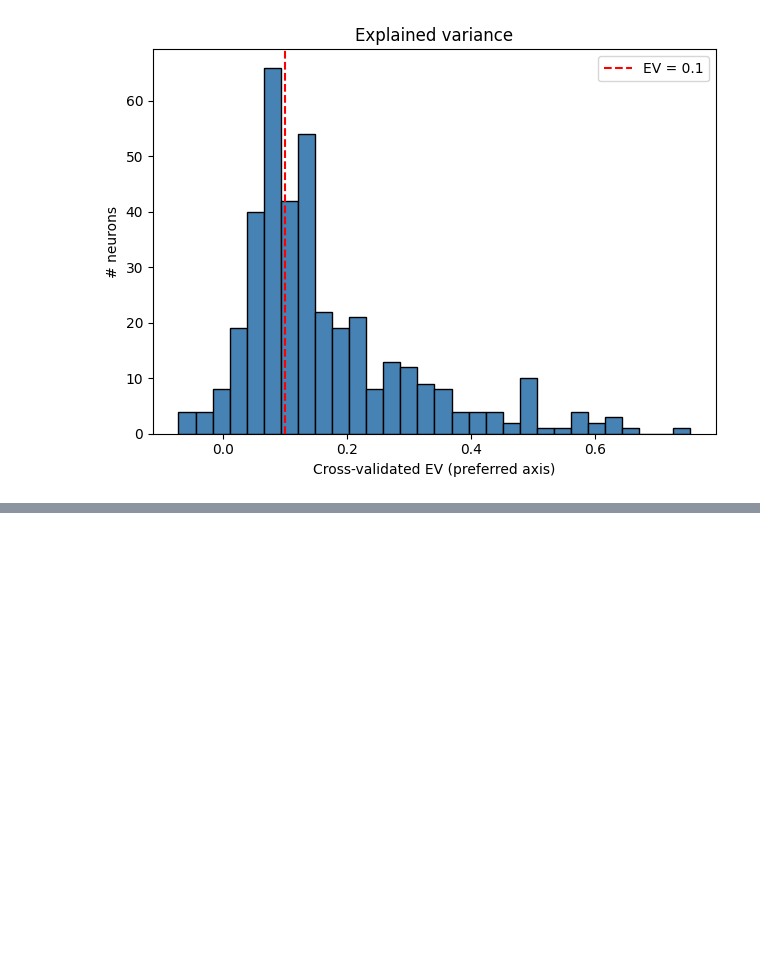
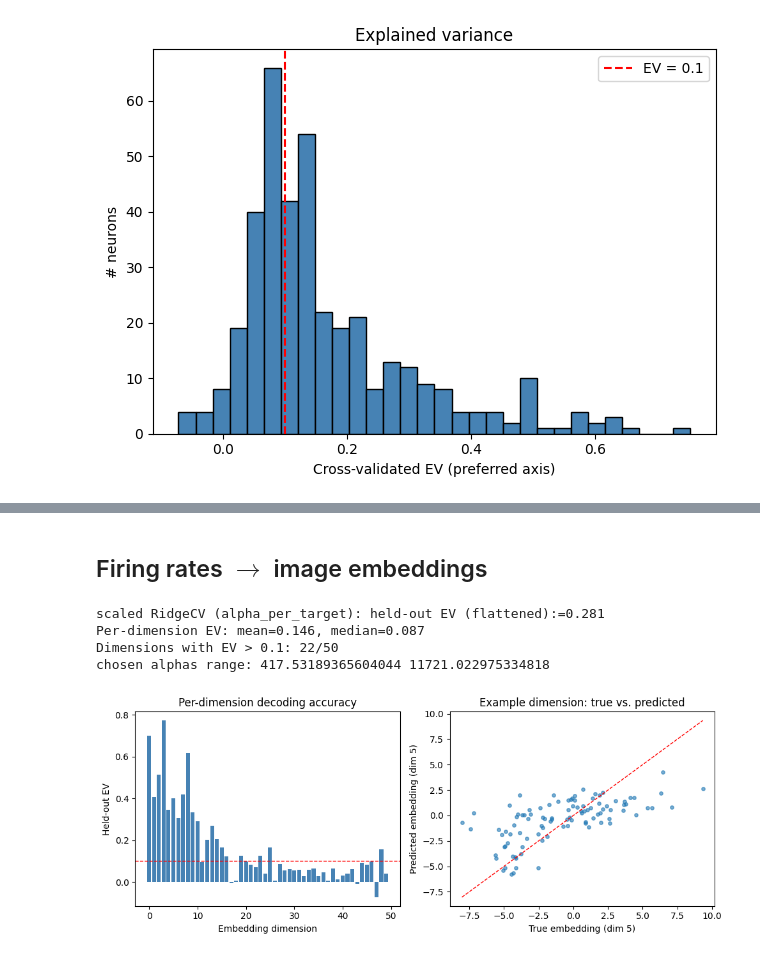
Before and after one commit to jhanliufu-personal/DiffusionBANMap, a Jupyter notebook: analysis/embedding_neuron_alignment.ipynb, the cells around one changed output, grey strips where cells are left out. Cells and saved outputs as stored; diff of their text form; code cells hidden in the pictures; blank space fills up the shorter version.

```diff
--- a/analysis/embedding_neuron_alignment.ipynb
+++ b/analysis/embedding_neuron_alignment.ipynb
@@ -119,0 +135,2 @@ plt.show()
+# %% [markdown]
+## Firing rates $\to$ image embeddings
@@ -119,0 +152,51 @@ plt.show()
+# %%
+def evaluate(y_pred, label):
+    dim_ev = np.array([compute_explained_variance(y_test[:, d], y_pred[:, d]) for d in range(y_test.shape[1])])
+    overall_ev = compute_explained_variance(y_test.flatten(), y_pred.flatten())
+    print(f"{label}: held-out EV (flattened):={overall_ev:.3f}")
+    print(f"Per-dimension EV: mean={dim_ev.mean():.3f}, median={np.median(dim_ev):.3f}")
+    print(f"Dimensions with EV > 0.1: {int((dim_ev>0.1).sum())}/50")
+    return dim_ev
+# %%
+# # original: unscaled, fixed alpha=100
+# d1 = Ridge(alpha=100.0).fit(X_train, y_train)
+# evaluate(d1.predict(X_test), "raw Ridge alpha=100")
+
+# # standardized features, same fixed alpha
+# pipe = make_pipeline(StandardScaler(), Ridge(alpha=100.0)).fit(X_train, y_train)
+# evaluate(pipe.predict(X_test), "scaled Ridge alpha=100")
+
+# standardized features + cross-validated alpha per target dimension
+scaler = StandardScaler().fit(X_train)
+Xtr_s, Xte_s = scaler.transform(X_train), scaler.transform(X_test)
+rcv = RidgeCV(alphas=np.logspace(-1, 6, 30), alpha_per_target=True).fit(Xtr_s, y_train)
+y_pred = rcv.predict(Xte_s)
+dim_ev = evaluate(y_pred, "scaled RidgeCV (alpha_per_target)")
+print("chosen alphas range:", rcv.alpha_.min(), rcv.alpha_.max())
+# %% [output]
+scaled RidgeCV (alpha_per_target): held-out EV (flattened):=0.281
+Per-dimension EV: mean=0.146, median=0.087
+Dimensions with EV > 0.1: 22/50
+chosen alphas range: 417.53189365604044 11721.022975334818
+# %%
+example_dim = 5
+
+fig, axes_ = plt.subplots(1, 2, figsize=(10, 4))
+
+axes_[0].bar(np.arange(len(dim_ev)), dim_ev, color='steelblue')
+axes_[0].axhline(0.1, color='red', linestyle='--', linewidth=1)
+axes_[0].set_xlabel('Embedding dimension')
+axes_[0].set_ylabel('Held-out EV')
+axes_[0].set_title('Per-dimension decoding accuracy')
+
+axes_[1].scatter(y_test[:, example_dim], y_pred[:, example_dim], alpha=0.6, s=15)
+lims = [min(y_test[:, example_dim].min(), y_pred[:, example_dim].min()), max(y_test[:, example_dim].max(), y_pred[:, example_dim].max())]
+axes_[1].plot(lims, lims, 'r--', linewidth=1)
+axes_[1].set_xlabel(f'True embedding (dim {example_dim})')
+axes_[1].set_ylabel(f'Predicted embedding (dim {example_dim})')
+axes_[1].set_title('Example dimension: true vs. predicted')
+
+plt.tight_layout()
+plt.show()
+# %% [output]
+[figure, added]
```
Also changed, not shown: parts of 7 cells of this notebook, 5 other files.
